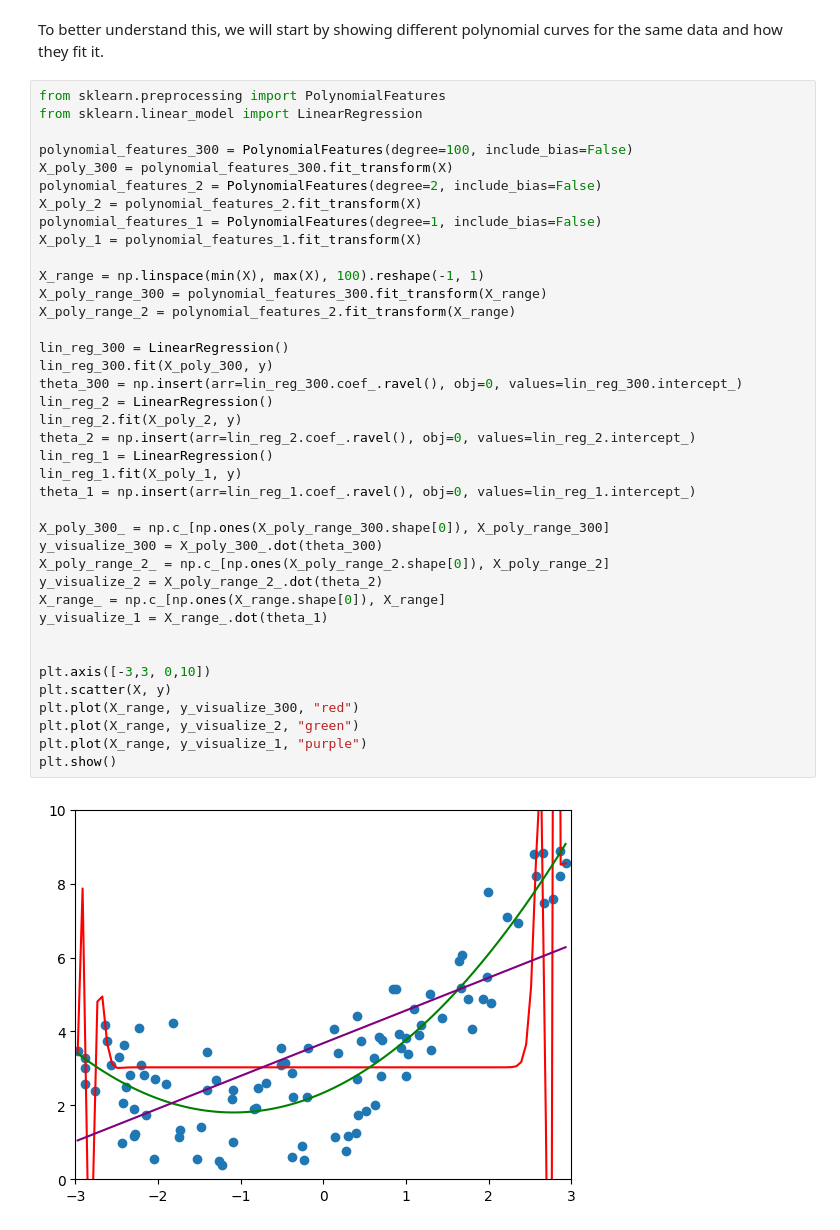
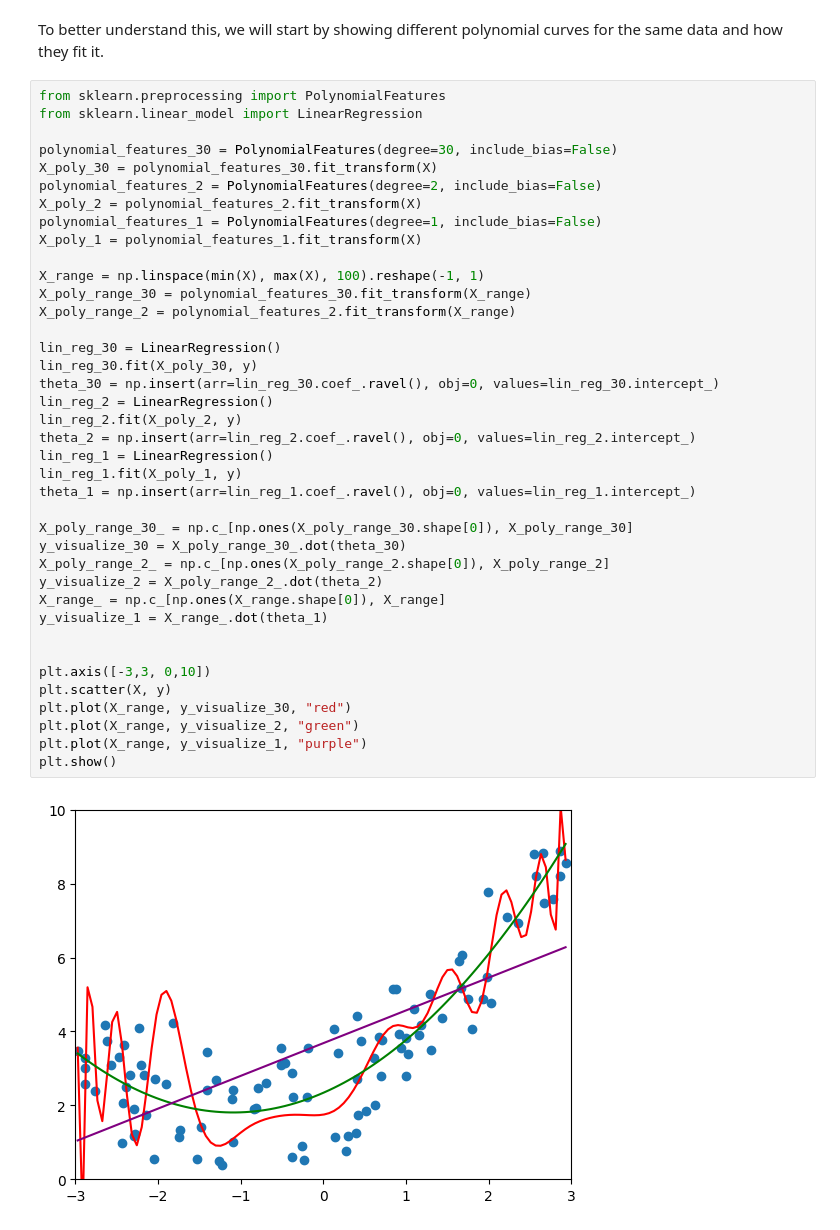
Before and after one commit to davidterroso/ML, a Jupyter notebook: regression.ipynb, the cells around one changed output. Drawn from its saved outputs; the diff is of its cells as text.

Commit message:
learning curves

```diff
--- a/regression.ipynb
+++ b/regression.ipynb
@@ -334,40 +334,40 @@ To better understand this, we will start by showing different polynomial curves
 from sklearn.preprocessing import PolynomialFeatures
 from sklearn.linear_model import LinearRegression
 
-polynomial_features_300 = PolynomialFeatures(degree=100, include_bias=False)
-X_poly_300 = polynomial_features_300.fit_transform(X)
+polynomial_features_30 = PolynomialFeatures(degree=30, include_bias=False)
+X_poly_30 = polynomial_features_30.fit_transform(X)
 polynomial_features_2 = PolynomialFeatures(degree=2, include_bias=False)
 X_poly_2 = polynomial_features_2.fit_transform(X)
 polynomial_features_1 = PolynomialFeatures(degree=1, include_bias=False)
 X_poly_1 = polynomial_features_1.fit_transform(X)
 
 X_range = np.linspace(min(X), max(X), 100).reshape(-1, 1)
-X_poly_range_300 = polynomial_features_300.fit_transform(X_range)
+X_poly_range_30 = polynomial_features_30.fit_transform(X_range)
 X_poly_range_2 = polynomial_features_2.fit_transform(X_range)
 
-lin_reg_300 = LinearRegression()
-lin_reg_300.fit(X_poly_300, y)
-theta_300 = np.insert(arr=lin_reg_300.coef_.ravel(), obj=0, values=lin_reg_300.intercept_)
+lin_reg_30 = LinearRegression()
+lin_reg_30.fit(X_poly_30, y)
+theta_30 = np.insert(arr=lin_reg_30.coef_.ravel(), obj=0, values=lin_reg_30.intercept_)
 lin_reg_2 = LinearRegression()
 lin_reg_2.fit(X_poly_2, y)
 theta_2 = np.insert(arr=lin_reg_2.coef_.ravel(), obj=0, values=lin_reg_2.intercept_)
 lin_reg_1 = LinearRegression()
 lin_reg_1.fit(X_poly_1, y)
 theta_1 = np.insert(arr=lin_reg_1.coef_.ravel(), obj=0, values=lin_reg_1.intercept_)
 
-X_poly_300_ = np.c_[np.ones(X_poly_range_300.shape[0]), X_poly_range_300]
-y_visualize_300 = X_poly_300_.dot(theta_300)
+X_poly_range_30_ = np.c_[np.ones(X_poly_range_30.shape[0]), X_poly_range_30]
+y_visualize_30 = X_poly_range_30_.dot(theta_30)
 X_poly_range_2_ = np.c_[np.ones(X_poly_range_2.shape[0]), X_poly_range_2]
 y_visualize_2 = X_poly_range_2_.dot(theta_2)
 X_range_ = np.c_[np.ones(X_range.shape[0]), X_range]
 y_visualize_1 = X_range_.dot(theta_1)
 
 
 plt.axis([-3,3, 0,10])
 plt.scatter(X, y)
-plt.plot(X_range, y_visualize_300, "red")
+plt.plot(X_range, y_visualize_30, "red")
 plt.plot(X_range, y_visualize_2, "green")
 plt.plot(X_range, y_visualize_1, "purple")
 plt.show()
 # %% [output]
-[figure, old version]
+[figure, new version]
```
Also changed, not shown: parts of 6 cells of this notebook.
